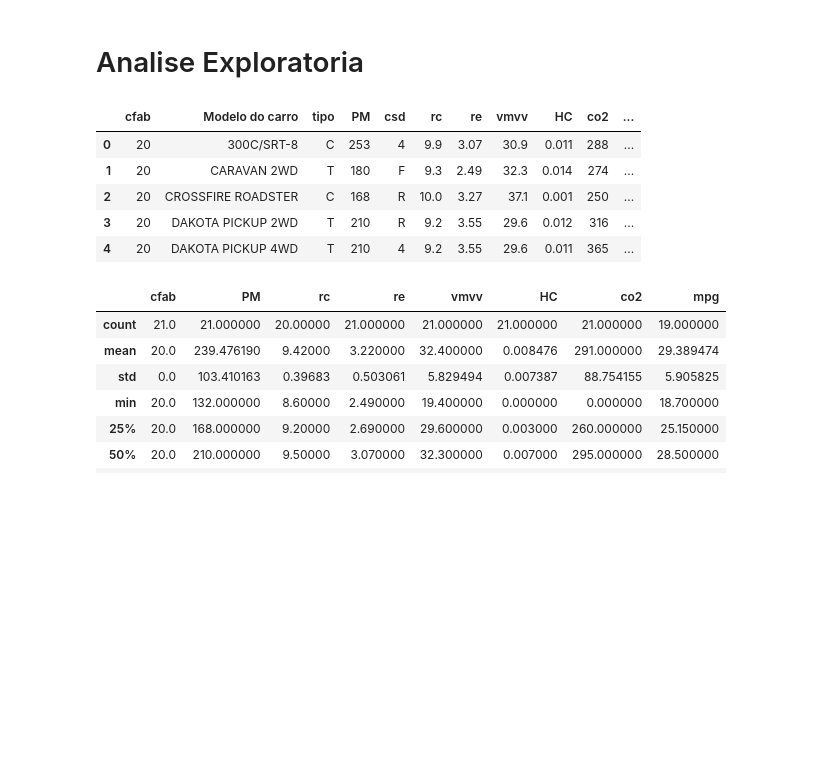
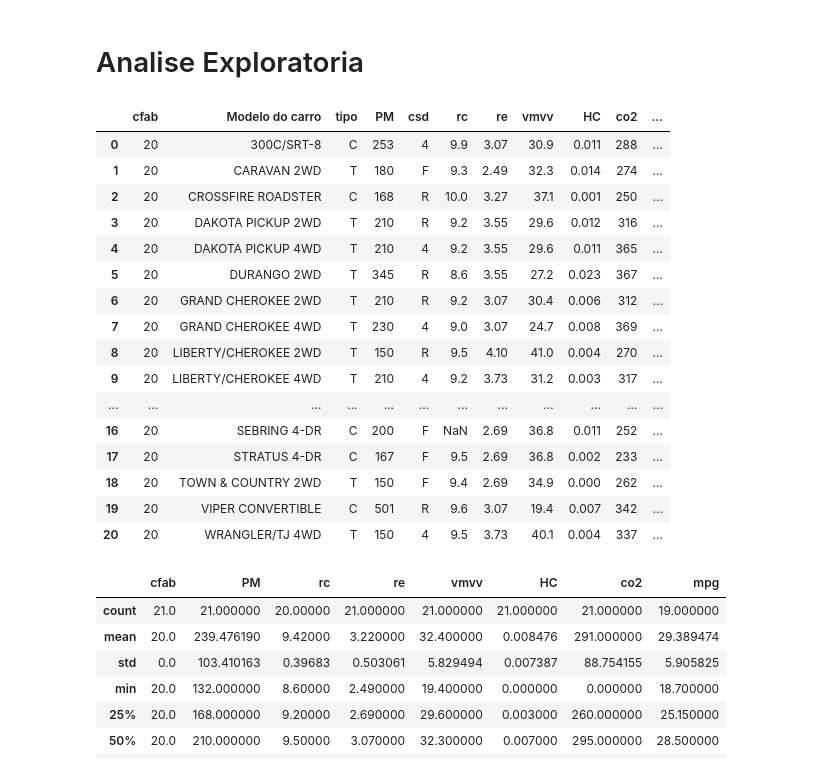
Before and after one commit to guiandradedev/tcd-car-consumption, a Jupyter notebook: analyze.ipynb, the cells around one changed output. Drawn from its saved outputs; the diff is of its cells as text; code cells hidden in the pictures; blank space fills up the shorter version.

```diff
--- a/analyze.ipynb
+++ b/analyze.ipynb
@@ -17,14 +17,25 @@ df = pd.read_excel('dataset.xlsx')
 # %% [markdown]
 # Analise Exploratoria
 # %%
-df.head()
+df
 # %% [output]
 |  | cfab | Modelo do carro | tipo | PM | csd | rc | re | vmvv | HC | co2 | ... |
 | 0 | 20 | 300C/SRT-8 | C | 253 | 4 | 9.9 | 3.07 | 30.9 | 0.011 | 288 | ... |
 | 1 | 20 | CARAVAN 2WD | T | 180 | F | 9.3 | 2.49 | 32.3 | 0.014 | 274 | ... |
 | 2 | 20 | CROSSFIRE ROADSTER | C | 168 | R | 10.0 | 3.27 | 37.1 | 0.001 | 250 | ... |
 | 3 | 20 | DAKOTA PICKUP 2WD | T | 210 | R | 9.2 | 3.55 | 29.6 | 0.012 | 316 | ... |
 | 4 | 20 | DAKOTA PICKUP 4WD | T | 210 | 4 | 9.2 | 3.55 | 29.6 | 0.011 | 365 | ... |
+| 5 | 20 | DURANGO 2WD | T | 345 | R | 8.6 | 3.55 | 27.2 | 0.023 | 367 | ... |
+| 6 | 20 | GRAND CHEROKEE 2WD | T | 210 | R | 9.2 | 3.07 | 30.4 | 0.006 | 312 | ... |
+| 7 | 20 | GRAND CHEROKEE 4WD | T | 230 | 4 | 9.0 | 3.07 | 24.7 | 0.008 | 369 | ... |
+| 8 | 20 | LIBERTY/CHEROKEE 2WD | T | 150 | R | 9.5 | 4.10 | 41.0 | 0.004 | 270 | ... |
+| 9 | 20 | LIBERTY/CHEROKEE 4WD | T | 210 | 4 | 9.2 | 3.73 | 31.2 | 0.003 | 317 | ... |
+| ... | ... | ... | ... | ... | ... | ... | ... | ... | ... | ... | ... |
+| 16 | 20 | SEBRING 4-DR | C | 200 | F | NaN | 2.69 | 36.8 | 0.011 | 252 | ... |
+| 17 | 20 | STRATUS 4-DR | C | 167 | F | 9.5 | 2.69 | 36.8 | 0.002 | 233 | ... |
+| 18 | 20 | TOWN & COUNTRY 2WD | T | 150 | F | 9.4 | 2.69 | 34.9 | 0.000 | 262 | ... |
+| 19 | 20 | VIPER CONVERTIBLE | C | 501 | R | 9.6 | 3.07 | 19.4 | 0.007 | 342 | ... |
+| 20 | 20 | WRANGLER/TJ 4WD | T | 150 | 4 | 9.5 | 3.73 | 40.1 | 0.004 | 337 | ... |
 # %%
 df.describe()
 # %% [output]
```
Also changed, not shown: parts of 47 cells of this notebook.
